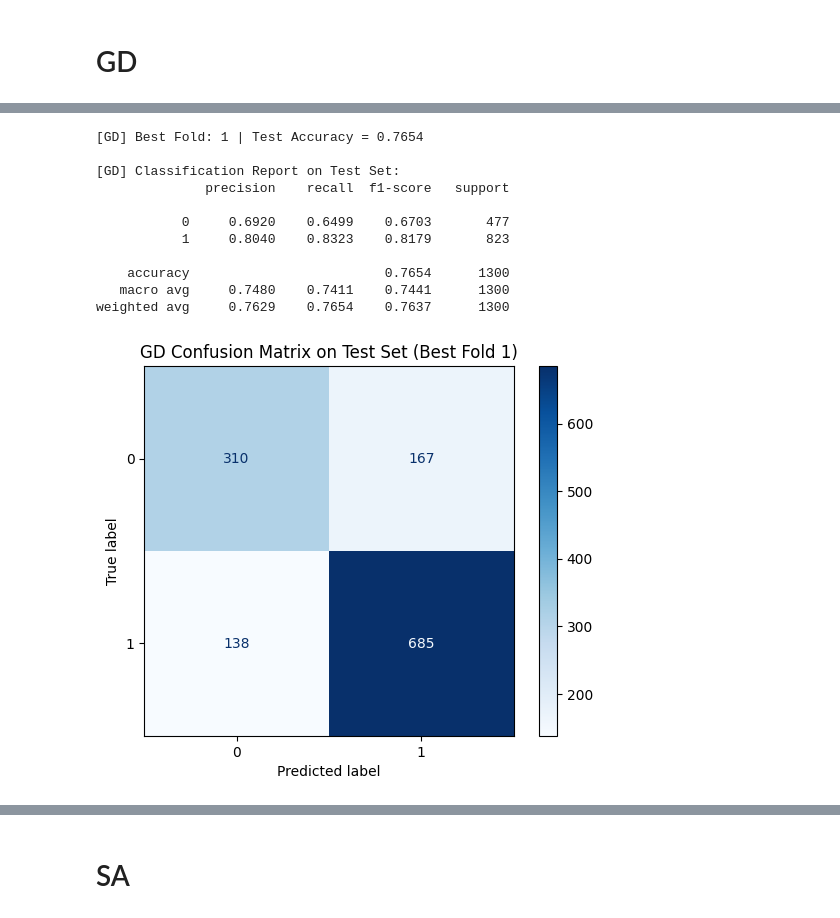
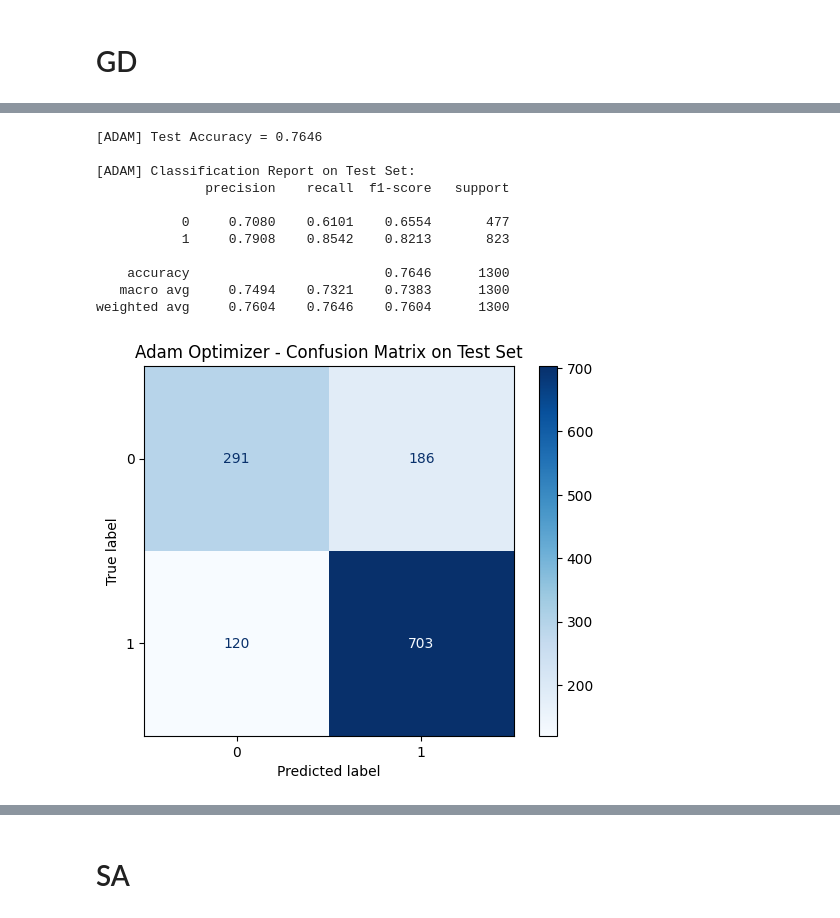
Before and after one commit to nutemmax/gd-sa-optimization, a Jupyter notebook: notebooks/nn_experiments.ipynb, the cells around one changed output, grey strips where cells are left out. Saved outputs shown, nothing was run; the diff lists cells and outputs as text; code cells hidden in the pictures.

Commit message:
plots and hybrid results final

```diff
--- a/notebooks/nn_experiments.ipynb
+++ b/notebooks/nn_experiments.ipynb
@@ -194,7 +209,7 @@ def set_model_weights(model, flat_weights):
 # %%
 # Define layer sizes
 input_dim = X_temp.shape[1]
-hidden_dim = 16
+hidden_dim = 32
 output_dim = len(np.unique(y_temp))
 layer_sizes = [input_dim, hidden_dim, output_dim]
 
@@ -244,38 +314,54 @@ for fold, (train_idx, val_idx) in enumerate(outer_cv.split(X_temp, y_temp)):
+# %%
+# === Train final model on full train+val set ===
+final_model = SimpleNN(input_dim, hidden_dim, output_dim)
+optimizer = torch.optim.Adam(final_model.parameters(), lr=best_lr)
+criterion = nn.CrossEntropyLoss()
+
+trainval_ds = TensorDataset(torch.tensor(X_temp, dtype=torch.float32),
+                            torch.tensor(y_temp, dtype=torch.long))
+trainval_loader = DataLoader(trainval_ds, batch_size=best_bs, shuffle=True)
+
+for epoch in range(50):
+    final_model.train()
+    for xb, yb in trainval_loader:
+        optimizer.zero_grad()
+        loss = criterion(final_model(xb), yb)
+        loss.backward()
+        optimizer.step()
 # %%
-# pick best model (highest validation accuracy)
-best_fold_gd = int(np.argmax(val_accuracies_gd))
-best_model_gd = trained_models_gd[best_fold_gd]
+# === Evaluate on test set ===
+final_model.eval()
+X_test_tensor = torch.tensor(X_test, dtype=torch.float32)
+y_test_tensor = torch.tensor(y_test, dtype=torch.long)
 
-# evaluate on held-out test set
-best_model_gd.eval()
 with torch.no_grad():
-    X_test_tensor = torch.tensor(X_test, dtype=torch.float32)
-    preds = best_model_gd(X_test_tensor).argmax(dim=1).numpy()
+    preds = final_model(X_test_tensor).argmax(dim=1).numpy()
 
-    acc = accuracy_score(y_test, preds)
-    print(f"\n[GD] Best Fold: {best_fold_gd+1} | Test Accuracy = {acc:.4f}")
+# test accuracy
+acc = accuracy_score(y_test, preds)
+print(f"\n[ADAM] Test Accuracy = {acc:.4f}")
 
-    # classification report
-    print("\n[GD] Classification Report on Test Set:")
-    print(classification_report(y_test, preds, digits=4))
+# classification report
+print("\n[ADAM] Classification Report on Test Set:")
+print(classification_report(y_test, preds, digits=4))
 
-    # confusion matrix
-    cm = confusion_matrix(y_test, preds)
-    disp = ConfusionMatrixDisplay(confusion_matrix=cm, display_labels=np.unique(y_test))
-    disp.plot(cmap='Blues')
-    plt.title(f"GD Confusion Matrix on Test Set (Best Fold {best_fold_gd+1})")
-    plt.grid(False)
-    plt.show()
+# confusion matrix
+cm = confusion_matrix(y_test, preds)
+disp = ConfusionMatrixDisplay(confusion_matrix=cm, display_labels=np.unique(y_test))
+disp.plot(cmap='Blues')
+plt.title("Adam Optimizer - Confusion Matrix on Test Set")
+plt.grid(False)
+plt.show()
 # %% [output]
-[GD] Best Fold: 1 | Test Accuracy = 0.7654
+[ADAM] Test Accuracy = 0.7646
 
-[GD] Classification Report on Test Set:
+[ADAM] Classification Report on Test Set:
               precision    recall  f1-score   support
 
-           0     0.6920    0.6499    0.6703       477
-           1     0.8040    0.8323    0.8179       823
+           0     0.7080    0.6101    0.6554       477
+           1     0.7908    0.8542    0.8213       823
 
-    accuracy                         0.7654      1300
-   macro avg     0.7480    0.7411    0.7441      1300
-weighted avg     0.7629    0.7654    0.7637      1300
+    accuracy                         0.7646      1300
+   macro avg     0.7494    0.7321    0.7383      1300
+weighted avg     0.7604    0.7646    0.7604      1300
-[figure, old version]
+[figure, new version]
```
Also changed, not shown: parts of 6 cells of this notebook, 43 other files.
